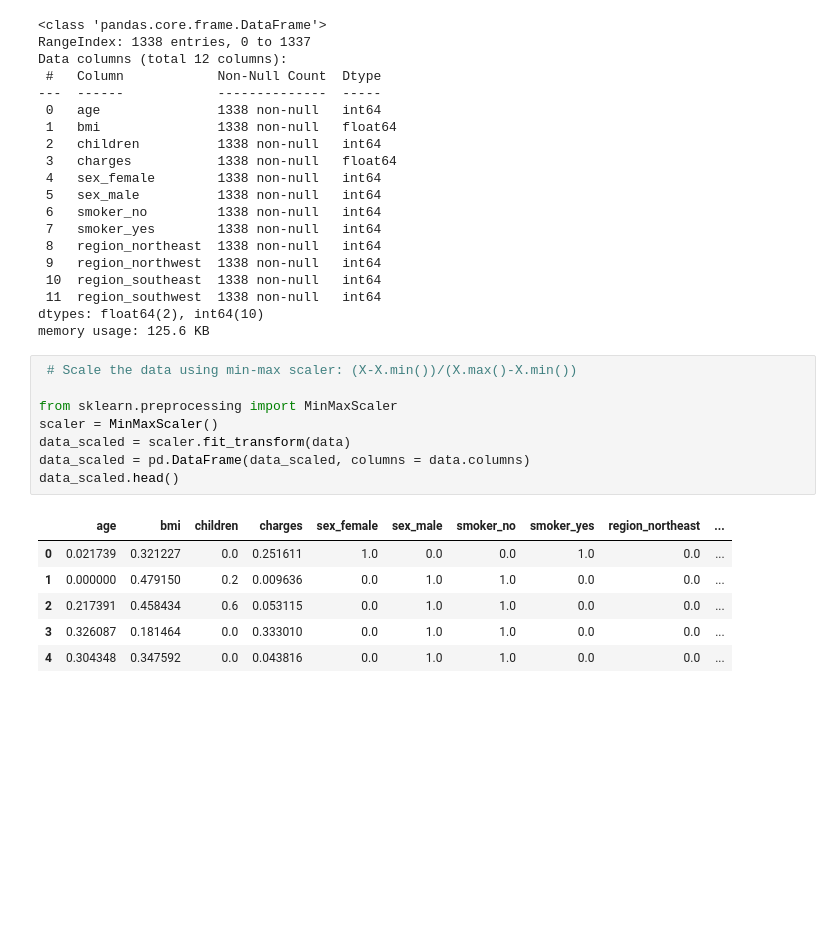
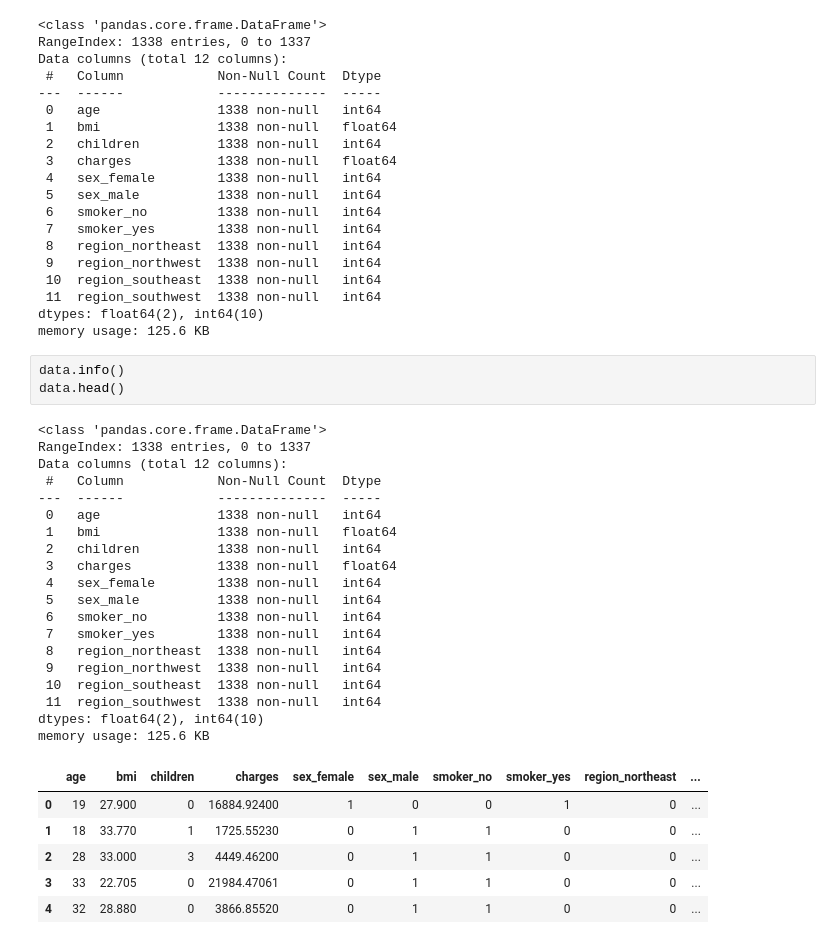
Before and after one commit to aavarel1/InsuranceCharge, a Jupyter notebook: insurance.ipynb, the cells around one changed output. Cells and saved outputs as stored; diff of their text form; blank space fills up the shorter version.

```diff
--- a/insurance.ipynb
+++ b/insurance.ipynb
@@ -72,18 +72,32 @@ Data columns (total 12 columns):
  11  region_southwest  1338 non-null   int64
 dtypes: float64(2), int64(10)
 memory usage: 125.6 KB
-# %%
- # Scale the data using min-max scaler: (X-X.min())/(X.max()-X.min())
-
-from sklearn.preprocessing import MinMaxScaler
-scaler = MinMaxScaler()
-data_scaled = scaler.fit_transform(data)
-data_scaled = pd.DataFrame(data_scaled, columns = data.columns)
-data_scaled.head()
-# %% [output]
-|  | age | bmi | children | charges | sex_female | sex_male | smoker_no | smoker_yes | region_northeast | ... |
-| 0 | 0.021739 | 0.321227 | 0.0 | 0.251611 | 1.0 | 0.0 | 0.0 | 1.0 | 0.0 | ... |
-| 1 | 0.000000 | 0.479150 | 0.2 | 0.009636 | 0.0 | 1.0 | 1.0 | 0.0 | 0.0 | ... |
-| 2 | 0.217391 | 0.458434 | 0.6 | 0.053115 | 0.0 | 1.0 | 1.0 | 0.0 | 0.0 | ... |
-| 3 | 0.326087 | 0.181464 | 0.0 | 0.333010 | 0.0 | 1.0 | 1.0 | 0.0 | 0.0 | ... |
-| 4 | 0.304348 | 0.347592 | 0.0 | 0.043816 | 0.0 | 1.0 | 1.0 | 0.0 | 0.0 | ... |
+# %%
+data.info()
+data.head()
+# %% [output]
+<class 'pandas.core.frame.DataFrame'>
+RangeIndex: 1338 entries, 0 to 1337
+Data columns (total 12 columns):
+ #   Column            Non-Null Count  Dtype
+---  ------            --------------  -----
+ 0   age               1338 non-null   int64
+ 1   bmi               1338 non-null   float64
+ 2   children          1338 non-null   int64
+ 3   charges           1338 non-null   float64
+ 4   sex_female        1338 non-null   int64
+ 5   sex_male          1338 non-null   int64
+ 6   smoker_no         1338 non-null   int64
+ 7   smoker_yes        1338 non-null   int64
+ 8   region_northeast  1338 non-null   int64
+ 9   region_northwest  1338 non-null   int64
+ 10  region_southeast  1338 non-null   int64
+ 11  region_southwest  1338 non-null   int64
+dtypes: float64(2), int64(10)
+memory usage: 125.6 KB
+|  | age | bmi | children | charges | sex_female | sex_male | smoker_no | smoker_yes | region_northeast | ... |
+| 0 | 19 | 27.900 | 0 | 16884.92400 | 1 | 0 | 0 | 1 | 0 | ... |
+| 1 | 18 | 33.770 | 1 | 1725.55230 | 0 | 1 | 1 | 0 | 0 | ... |
+| 2 | 28 | 33.000 | 3 | 4449.46200 | 0 | 1 | 1 | 0 | 0 | ... |
+| 3 | 33 | 22.705 | 0 | 21984.47061 | 0 | 1 | 1 | 0 | 0 | ... |
+| 4 | 32 | 28.880 | 0 | 3866.85520 | 0 | 1 | 1 | 0 | 0 | ... |
```
Also changed, not shown: parts of 6 cells of this notebook.
